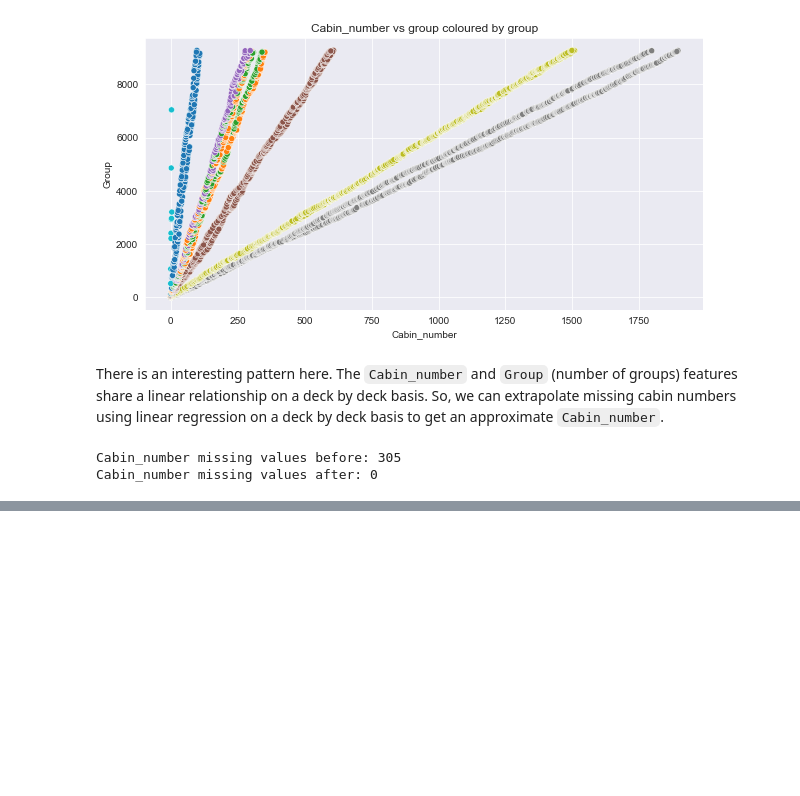
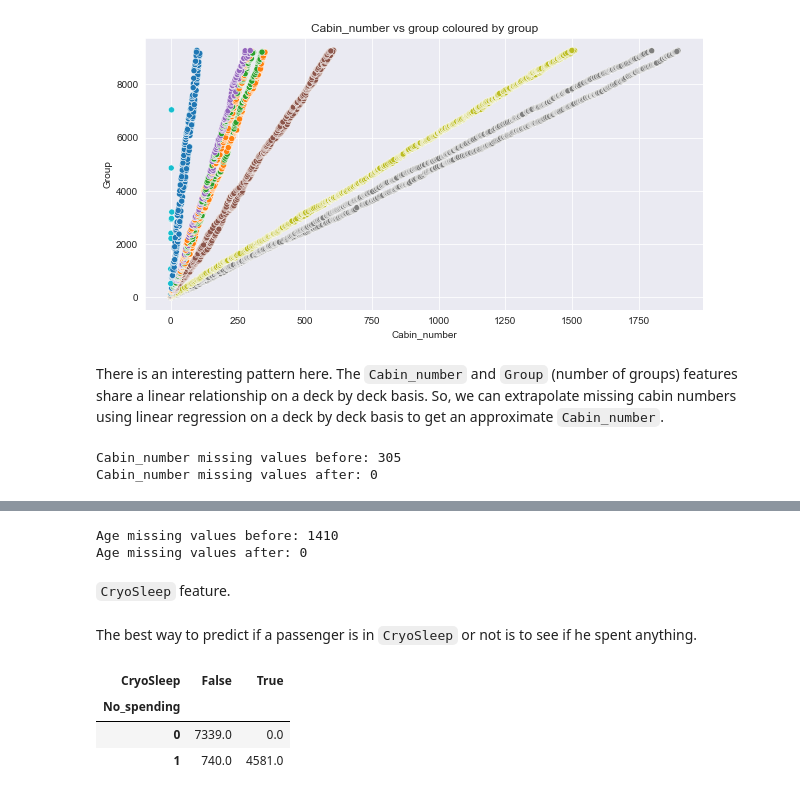
Before and after one commit to Ark3M/Kaggle-competitions, a Jupyter notebook: Spaceship Titanic/Spaceship_Titanic.ipynb, the cells around one changed output, grey strips where cells are left out. Drawn from its saved outputs; the diff is of its cells as text; code cells hidden in the pictures; blank space fills up the shorter version.

```diff
--- a/Spaceship Titanic/Spaceship_Titanic.ipynb
+++ b/Spaceship Titanic/Spaceship_Titanic.ipynb
@@ -858,0 +911,29 @@ Cabin_number missing values after: 0
+# %%
+# Missing values before.
+a_before = data[amenities].isna().sum().sum()
+
+# Fill missing values using the median.
+na_rows_a = data.loc[data["Age"].isna(), "Age"].index
+data.loc[data["Age"].isna(), "Age"] = data.groupby(["HomePlanet", "No_spending", "Solo", "Cabin_deck"])["Age"].transform(lambda x: x.fillna(x.median()))[na_rows_a]
+
+print("Age missing values before:", a_before)
+print("Age missing values after:", data["Age"].isna().sum())
+# %% [output]
+Age missing values before: 1410
+Age missing values after: 0
+# %%
+# Update age group feature.
+data.loc[data["Age"] < 18, "Age_group"] = "Age_0-17"
+data.loc[(data["Age"] > 17) & (data["Age"] <= 25), "Age_group"] = "Age_18-25"
+data.loc[(data["Age"] > 25), "Age_group"] = "Age_25+"
+# %% [markdown]
+`CryoSleep` feature.
+# %% [markdown]
+The best way to predict if a passenger is in `CryoSleep` or not is to see if he spent anything.
+# %%
+data.groupby(["No_spending", "CryoSleep"])["CryoSleep"].size().unstack().fillna(0)
+# %% [output]
+| CryoSleep | False | True |
+| No_spending |  |  |
+| 0 | 7339.0 | 0.0 |
+| 1 | 740.0 | 4581.0 |
```
Also changed, not shown: parts of 8 cells of this notebook.
